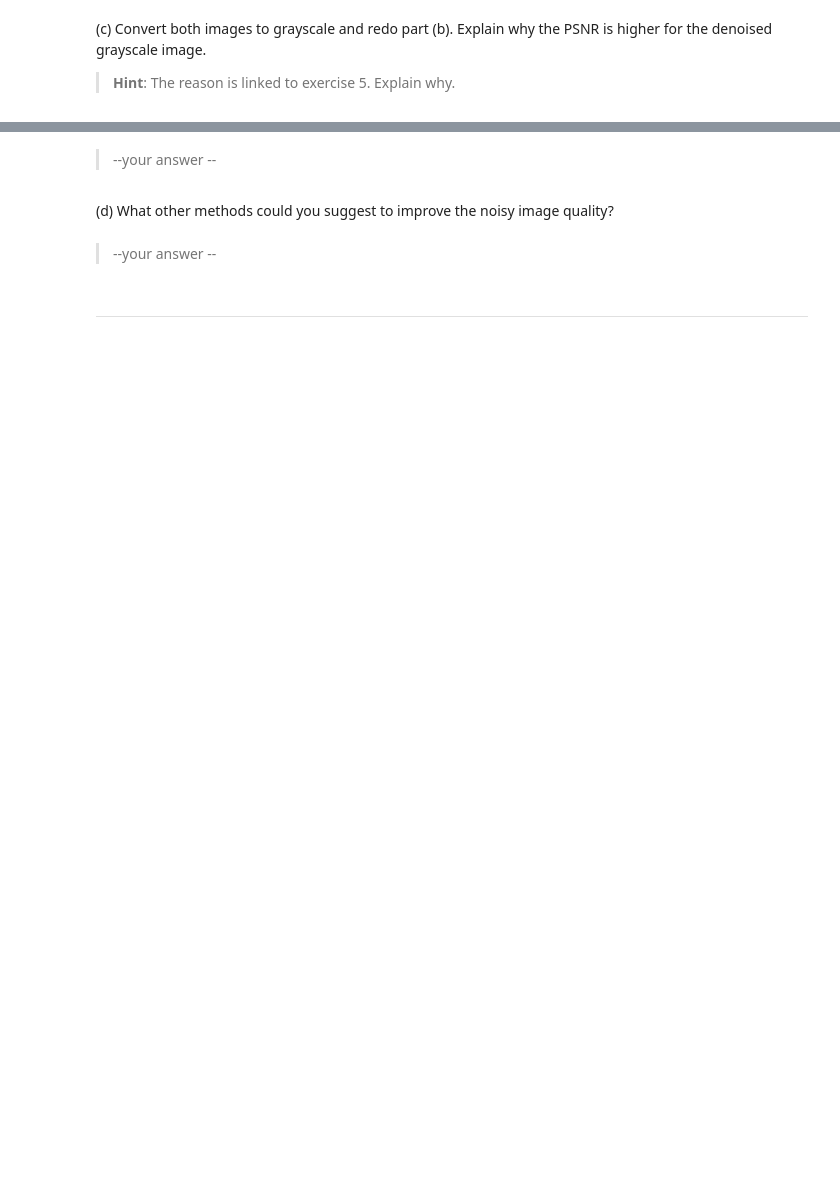
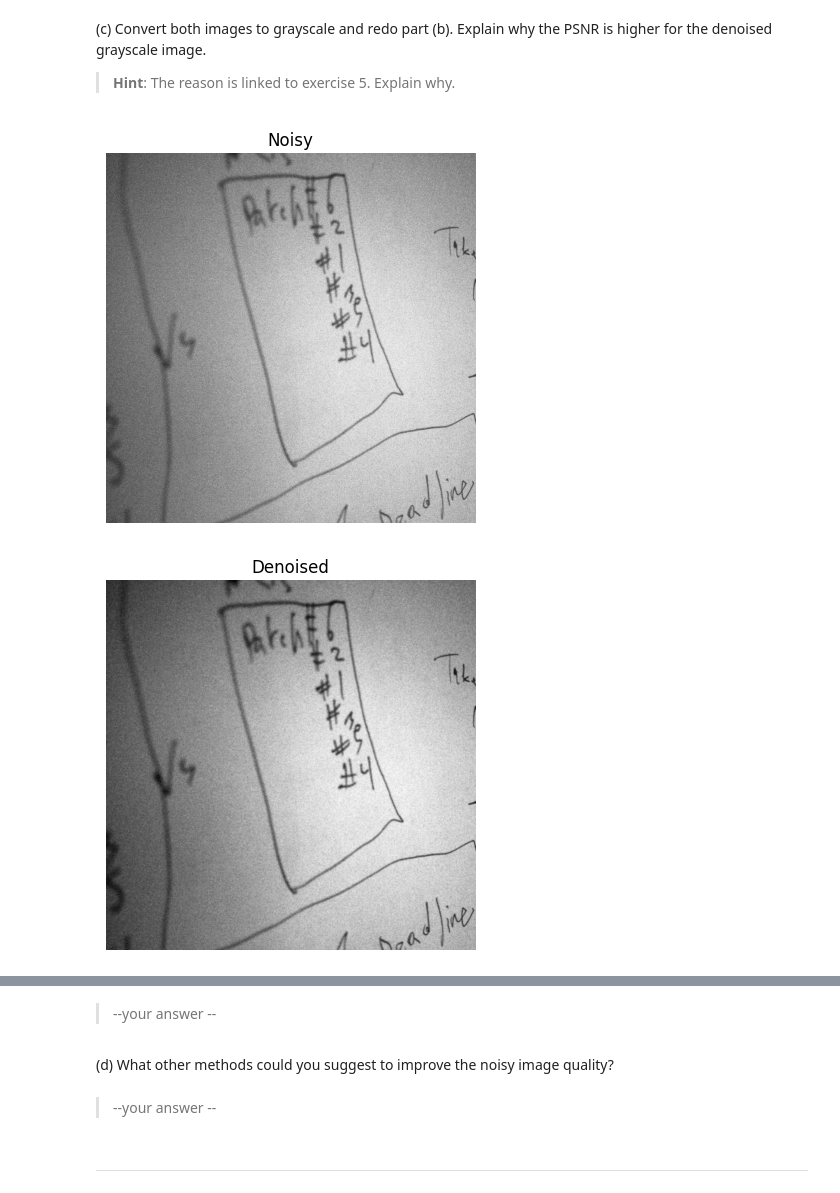
Before and after one commit to Arkanthara/digital_image_processing, a Jupyter notebook: TP3_Image_acquisition_and_sensing.ipynb, the cells around one changed output, grey strips where cells are left out. Cells and saved outputs as stored; diff of their text form; code cells hidden in the pictures; blank space fills up the shorter version.

```diff
--- a/TP3_Image_acquisition_and_sensing.ipynb
+++ b/TP3_Image_acquisition_and_sensing.ipynb
@@ -381,3 +435,16 @@ Utiliser imresize ou resize ou quelque chose du genre...
 # %% [markdown]
 (c) Convert both images to grayscale and redo part (b). Explain why the PSNR is higher for the denoised grayscale image.
 > **Hint**: The reason is linked to exercise 5. Explain why.
+# %%
+reference_grayscale = sk.color.rgb2gray(reference)
+noisy_grayscale = sk.color.rgb2gray(noisy)
+shape = noisy_grayscale.shape
+
+noisy_denoised = sk.transform.resize(sk.transform.resize(noisy_grayscale, (shape[0] // 4, shape[1] // 4)), shape)
+
+print_image(noisy_grayscale, "Noisy", 'gray')
+print_image(noisy_denoised, "Denoised", 'gray')
+print_image(reference_grayscale, "Reference", 'gray')
+# %% [output]
+[figure, added]
+[figure, added]
```
Also changed, not shown: parts of 12 cells of this notebook, 1 other file.
